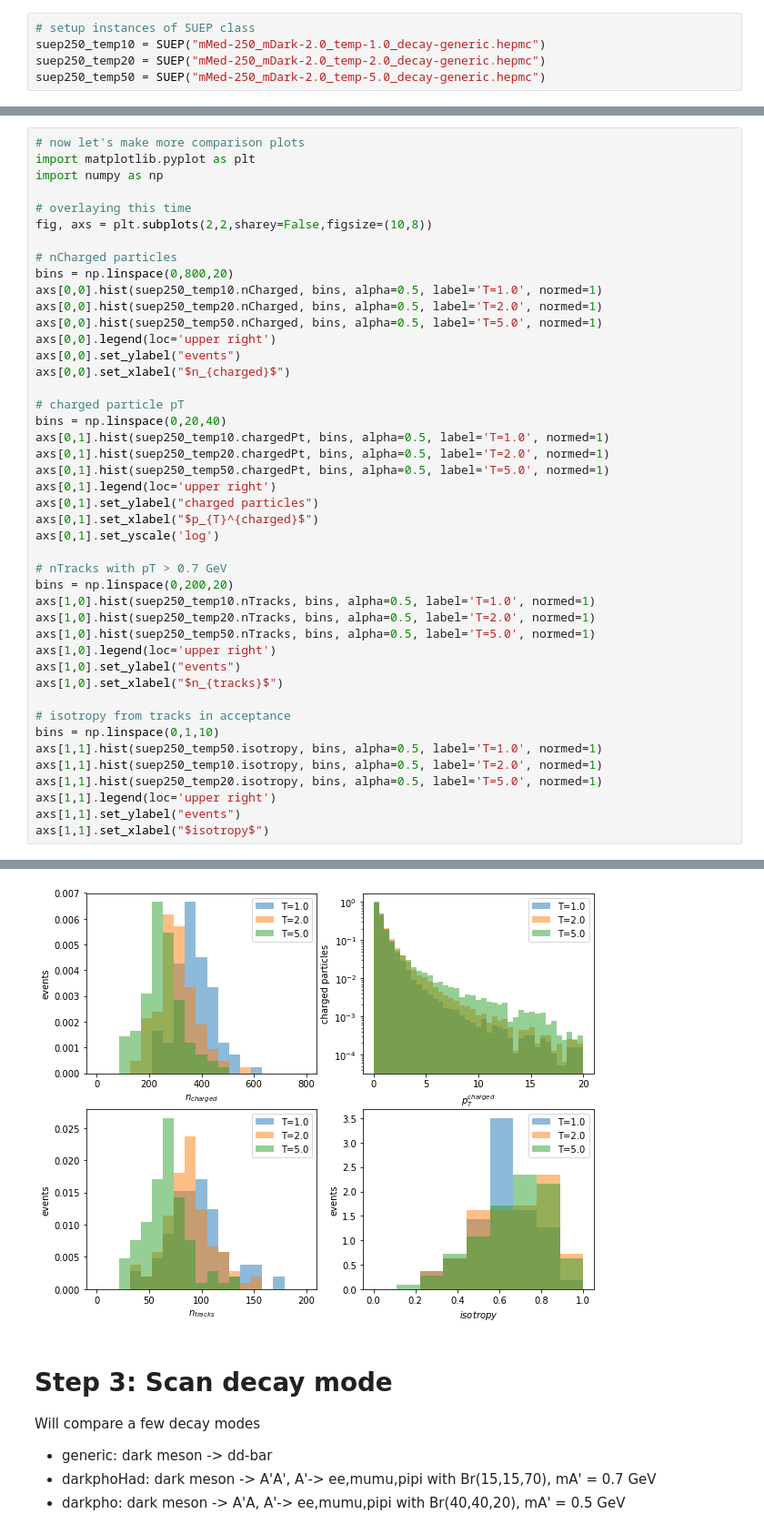
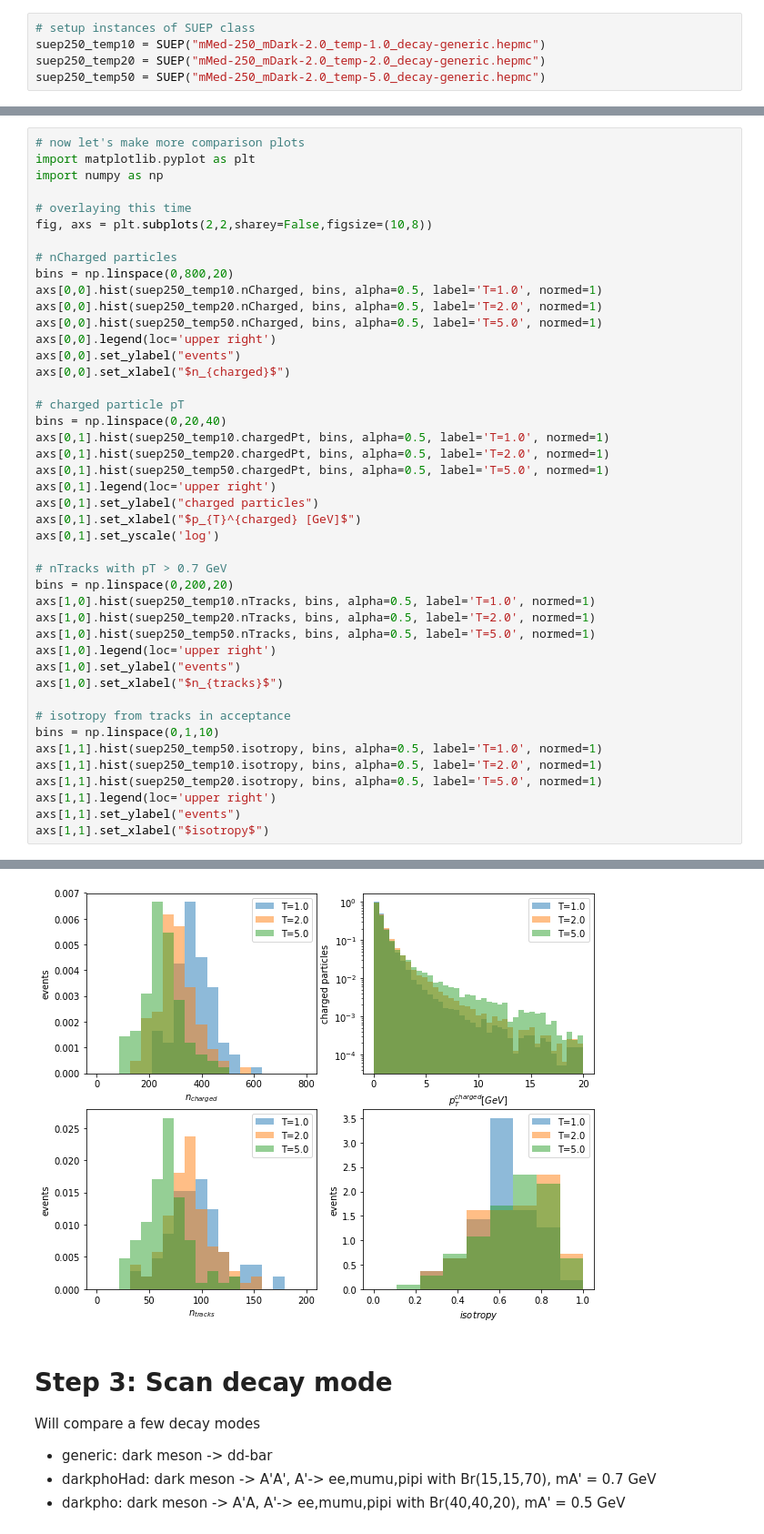
Before and after one commit to kdipetri/suepTutorial, a Jupyter notebook: tutorial.ipynb, the cells around one changed output, grey strips where cells are left out. Shown: that part at 91% size. Saved outputs shown, nothing was run; the diff lists cells and outputs as text.

```diff
--- a/tutorial.ipynb
+++ b/tutorial.ipynb
@@ -215,35 +241,35 @@ axs[0,0].set_ylabel("events")
 axs[0,0].set_xlabel("$n_{charged}$")
 
 # charged particle pT
 bins = np.linspace(0,20,40)
 axs[0,1].hist(suep250_temp10.chargedPt, bins, alpha=0.5, label='T=1.0', normed=1)
 axs[0,1].hist(suep250_temp20.chargedPt, bins, alpha=0.5, label='T=2.0', normed=1)
 axs[0,1].hist(suep250_temp50.chargedPt, bins, alpha=0.5, label='T=5.0', normed=1)
 axs[0,1].legend(loc='upper right')
 axs[0,1].set_ylabel("charged particles")
-axs[0,1].set_xlabel("$p_{T}^{charged}$")
+axs[0,1].set_xlabel("$p_{T}^{charged} [GeV]$")
 axs[0,1].set_yscale('log')
 
 # nTracks with pT > 0.7 GeV
 bins = np.linspace(0,200,20)
 axs[1,0].hist(suep250_temp10.nTracks, bins, alpha=0.5, label='T=1.0', normed=1)
 axs[1,0].hist(suep250_temp20.nTracks, bins, alpha=0.5, label='T=2.0', normed=1)
 axs[1,0].hist(suep250_temp50.nTracks, bins, alpha=0.5, label='T=5.0', normed=1)
 axs[1,0].legend(loc='upper right')
 axs[1,0].set_ylabel("events")
 axs[1,0].set_xlabel("$n_{tracks}$")
 
 # isotropy from tracks in acceptance
 bins = np.linspace(0,1,10)
 axs[1,1].hist(suep250_temp50.isotropy, bins, alpha=0.5, label='T=1.0', normed=1)
 axs[1,1].hist(suep250_temp10.isotropy, bins, alpha=0.5, label='T=2.0', normed=1)
 axs[1,1].hist(suep250_temp20.isotropy, bins, alpha=0.5, label='T=5.0', normed=1)
 axs[1,1].legend(loc='upper right')
 axs[1,1].set_ylabel("events")
 axs[1,1].set_xlabel("$isotropy$")
 # %% [output]
 Text(0.5, 0, '$isotropy$')
-[figure, old version]
+[figure, new version]
 # %% [markdown]
 # Step 3: Scan decay mode
 
```
Also changed, not shown: parts of 9 cells of this notebook.
